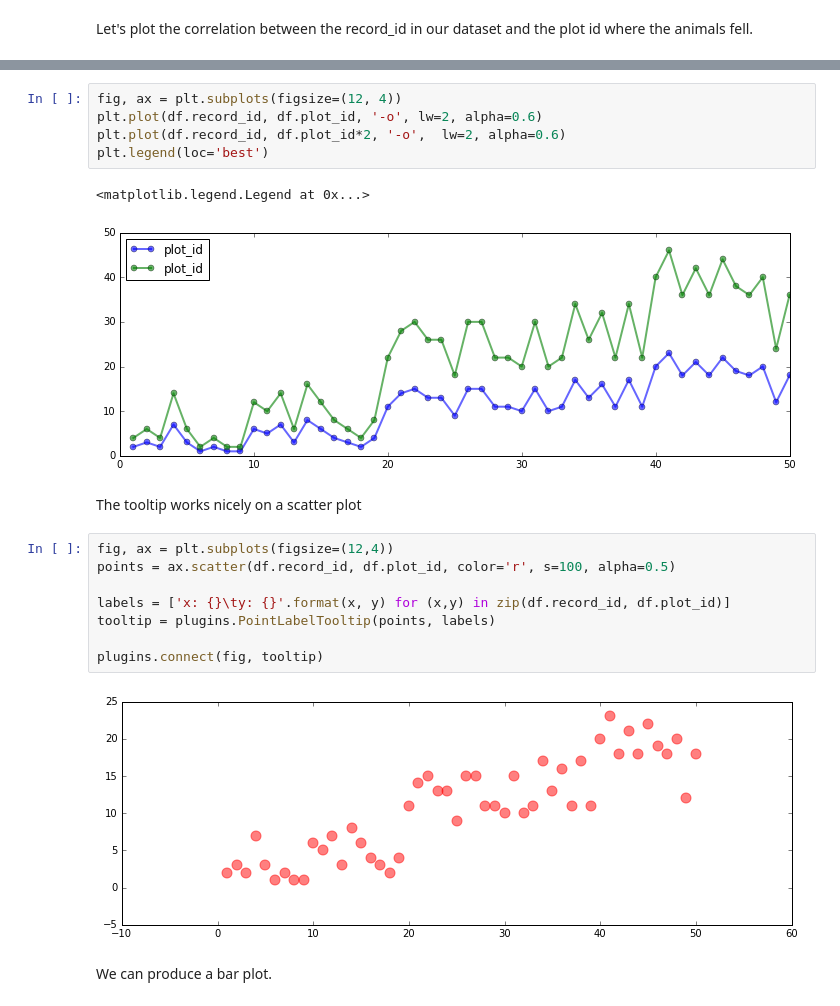
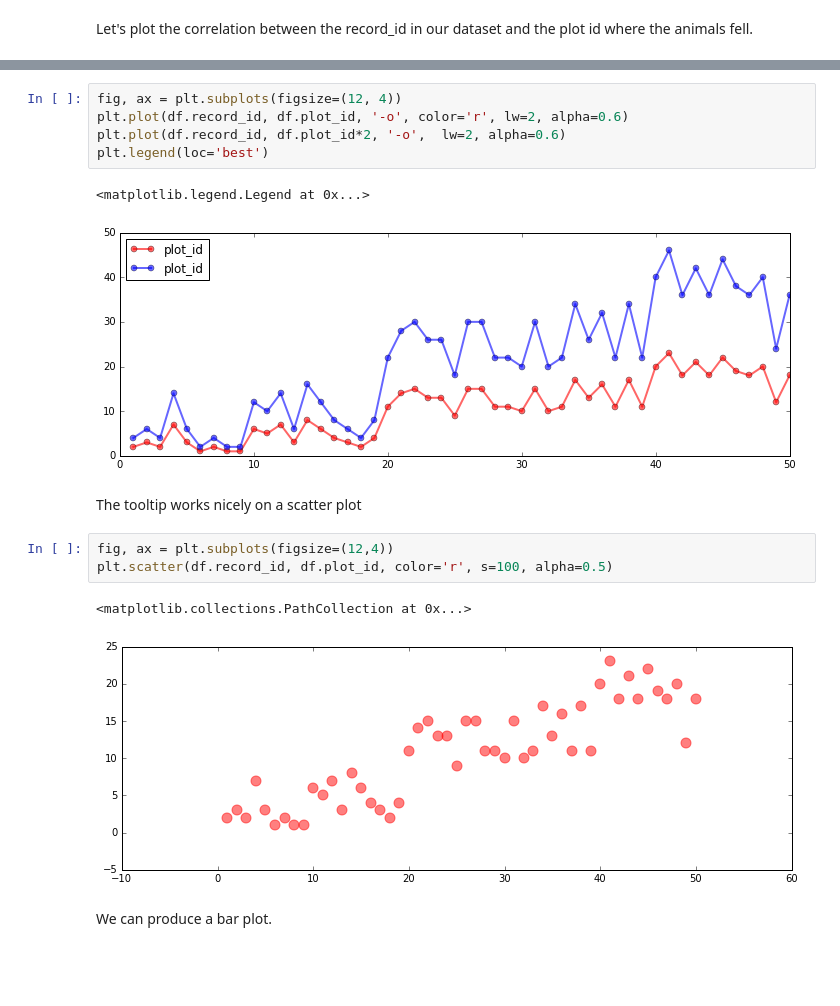
Before and after one commit to inkandswitch/livebook, a Jupyter notebook: sample-notebooks/plots.ipynb, the cells around one changed output, grey strips where cells are left out. Saved outputs shown, nothing was run; the diff lists cells and outputs as text; blank space fills up the shorter version.

Commit message:
Pure matplotlib plots notebook

```diff
--- a/sample-notebooks/plots.ipynb
+++ b/sample-notebooks/plots.ipynb
@@ -36,22 +36,18 @@ Let's plot the correlation between the record_id in our dataset and the plot id
 # %%
 fig, ax = plt.subplots(figsize=(12, 4))
-plt.plot(df.record_id, df.plot_id, '-o', lw=2, alpha=0.6)
+plt.plot(df.record_id, df.plot_id, '-o', color='r', lw=2, alpha=0.6)
 plt.plot(df.record_id, df.plot_id*2, '-o',  lw=2, alpha=0.6)
 plt.legend(loc='best')
 # %% [output]
 <matplotlib.legend.Legend at 0x...>
-[figure, old version]
+[figure, new version]
 # %% [markdown]
 The tooltip works nicely on a scatter plot
 # %%
 fig, ax = plt.subplots(figsize=(12,4))
-points = ax.scatter(df.record_id, df.plot_id, color='r', s=100, alpha=0.5)
-
-labels = ['x: {}\ty: {}'.format(x, y) for (x,y) in zip(df.record_id, df.plot_id)]
-tooltip = plugins.PointLabelTooltip(points, labels)
-
-plugins.connect(fig, tooltip)
+plt.scatter(df.record_id, df.plot_id, color='r', s=100, alpha=0.5)
 # %% [output]
+<matplotlib.collections.PathCollection at 0x...>
 [figure]
 # %% [markdown]
 We can produce a bar plot.
```
Also changed, not shown: parts of 6 cells of this notebook.
